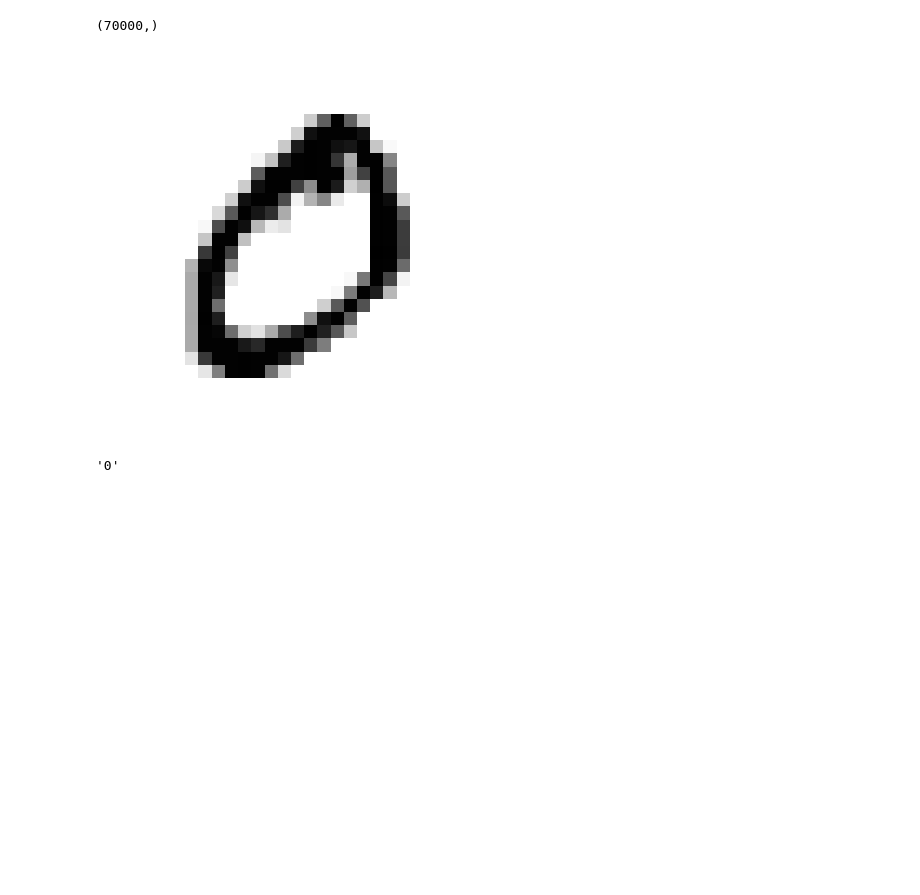
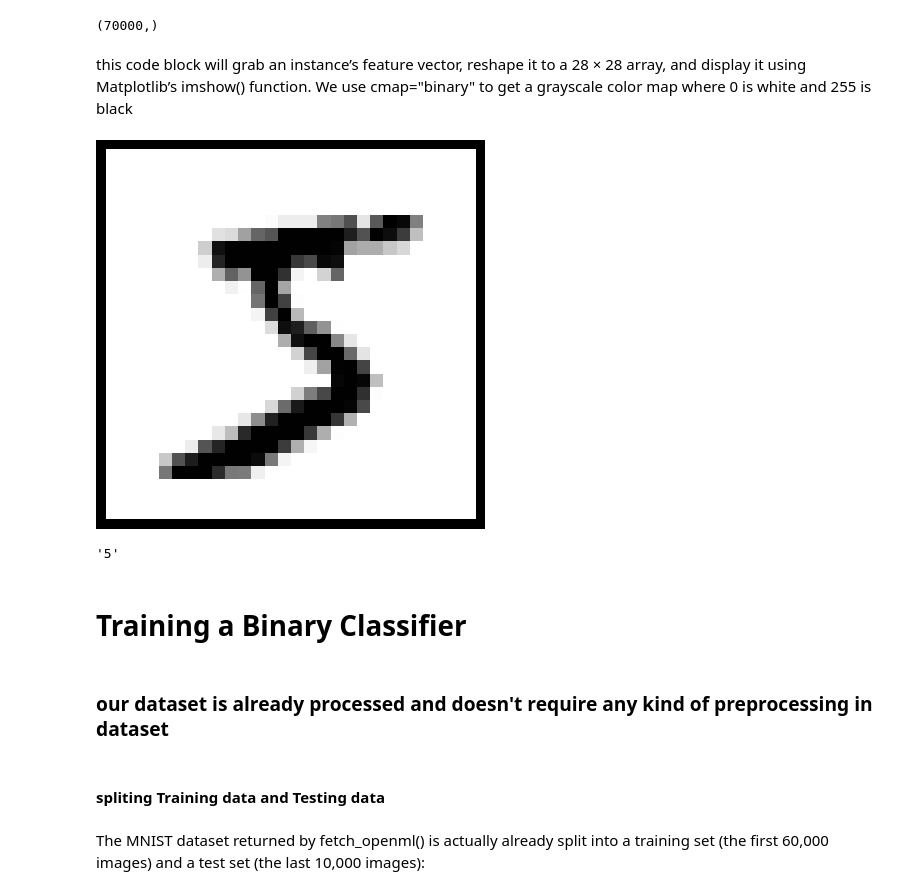
Before and after one commit to Harsh-Prajapati54/ML-Projects, a Jupyter notebook: Handwritten-Classification.ipynb, the cells around one changed output. Saved outputs shown, nothing was run; the diff lists cells and outputs as text; code cells hidden in the pictures; blank space fills up the shorter version.

```diff
--- a/Handwritten-Classification.ipynb
+++ b/Handwritten-Classification.ipynb
@@ -71,21 +75,37 @@ array(['5', '0', '4', ..., '4', '5', '6'], shape=(70000,), dtype=object)
 y.shape
 # %% [output]
 (70000,)
+# %% [markdown]
+this code block will  grab an instance’s feature
+vector, reshape it to a 28 × 28 array, and display it using Matplotlib’s
+imshow() function. We use cmap="binary" to get a grayscale color map
+where 0 is white and 255 is black
 # %%
+
 import matplotlib.pyplot as plt
 
 def plot_digit(image_data):
     image = image_data.reshape(28, 28)
     plt.imshow(image, cmap="binary")
     plt.axis("off")
 
-some_digit = X[1]
+some_digit = X[0]
 plot_digit(some_digit)
 # save_fig("some_digit_plot")  # extra code
 plt.show()
 # %% [output]
-[figure, old version]
+[figure, new version]
 # %%
-y[1]
+y[0]
 # %% [output]
-'0'
+'5'
+# %% [markdown]
+ # Training a Binary Classifier
+# %% [markdown]
+### our dataset is already processed and doesn't require any kind of preprocessing in dataset
+# %% [markdown]
+#### spliting Training data and Testing data
+# %% [markdown]
+The MNIST dataset returned by fetch_openml() is
+actually already split into a training set (the first 60,000 images) and a test set
+(the last 10,000 images):
```
Also changed, not shown: parts of 37 cells of this notebook, 1 other file.
